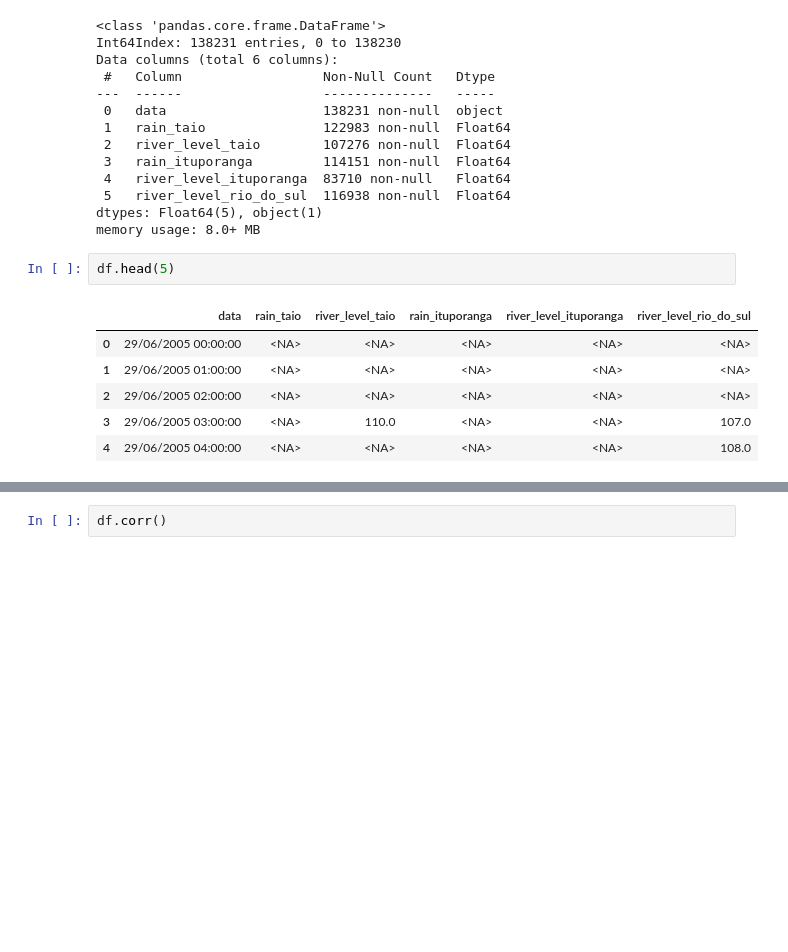
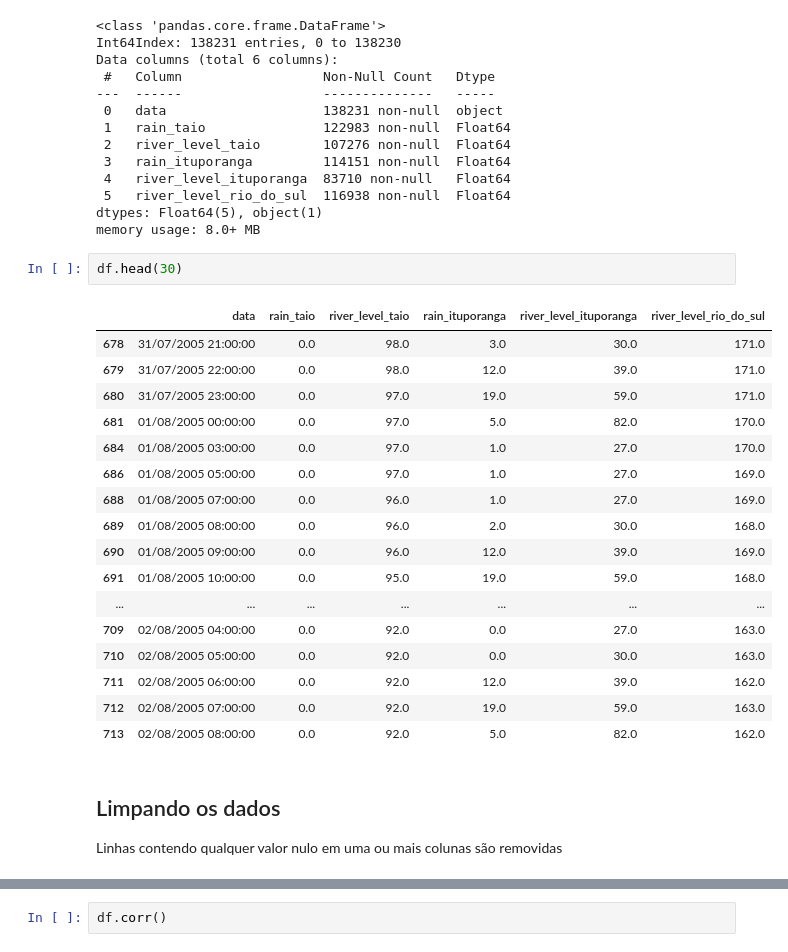
Before and after one commit to FelipeGXavier/ml, a Jupyter notebook: linear-regression/river-predict/analise_chuva_regressao.ipynb, the cells around one changed output, grey strips where cells are left out. Cells and saved outputs as stored; diff of their text form; blank space fills up the shorter version.

```diff
--- a/linear-regression/river-predict/analise_chuva_regressao.ipynb
+++ b/linear-regression/river-predict/analise_chuva_regressao.ipynb
@@ -47,13 +50,28 @@ Data columns (total 6 columns):
 dtypes: Float64(5), object(1)
 memory usage: 8.0+ MB
 # %%
-df.head(5)
+df.head(30)
 # %% [output]
 |  | data | rain_taio | river_level_taio | rain_ituporanga | river_level_ituporanga | river_level_rio_do_sul |
-| 0 | 29/06/2005 00:00:00 | <NA> | <NA> | <NA> | <NA> | <NA> |
-| 1 | 29/06/2005 01:00:00 | <NA> | <NA> | <NA> | <NA> | <NA> |
-| 2 | 29/06/2005 02:00:00 | <NA> | <NA> | <NA> | <NA> | <NA> |
-| 3 | 29/06/2005 03:00:00 | <NA> | 110.0 | <NA> | <NA> | 107.0 |
-| 4 | 29/06/2005 04:00:00 | <NA> | <NA> | <NA> | <NA> | 108.0 |
+| 678 | 31/07/2005 21:00:00 | 0.0 | 98.0 | 3.0 | 30.0 | 171.0 |
+| 679 | 31/07/2005 22:00:00 | 0.0 | 98.0 | 12.0 | 39.0 | 171.0 |
+| 680 | 31/07/2005 23:00:00 | 0.0 | 97.0 | 19.0 | 59.0 | 171.0 |
+| 681 | 01/08/2005 00:00:00 | 0.0 | 97.0 | 5.0 | 82.0 | 170.0 |
+| 684 | 01/08/2005 03:00:00 | 0.0 | 97.0 | 1.0 | 27.0 | 170.0 |
+| 686 | 01/08/2005 05:00:00 | 0.0 | 97.0 | 1.0 | 27.0 | 169.0 |
+| 688 | 01/08/2005 07:00:00 | 0.0 | 96.0 | 1.0 | 27.0 | 169.0 |
+| 689 | 01/08/2005 08:00:00 | 0.0 | 96.0 | 2.0 | 30.0 | 168.0 |
+| 690 | 01/08/2005 09:00:00 | 0.0 | 96.0 | 12.0 | 39.0 | 169.0 |
+| 691 | 01/08/2005 10:00:00 | 0.0 | 95.0 | 19.0 | 59.0 | 168.0 |
+| ... | ... | ... | ... | ... | ... | ... |
+| 709 | 02/08/2005 04:00:00 | 0.0 | 92.0 | 0.0 | 27.0 | 163.0 |
+| 710 | 02/08/2005 05:00:00 | 0.0 | 92.0 | 0.0 | 30.0 | 163.0 |
+| 711 | 02/08/2005 06:00:00 | 0.0 | 92.0 | 12.0 | 39.0 | 162.0 |
+| 712 | 02/08/2005 07:00:00 | 0.0 | 92.0 | 19.0 | 59.0 | 163.0 |
+| 713 | 02/08/2005 08:00:00 | 0.0 | 92.0 | 5.0 | 82.0 | 162.0 |
+# %% [markdown]
+## Limpando os dados
+
+Linhas contendo qualquer valor nulo em uma ou mais colunas são removidas
 # %%
 df = df.dropna(how='any')
```
Also changed, not shown: parts of 18 cells of this notebook.
